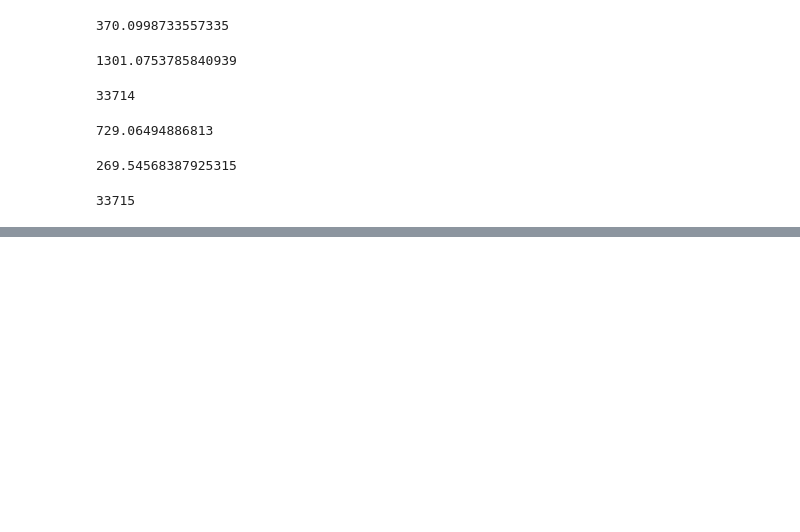
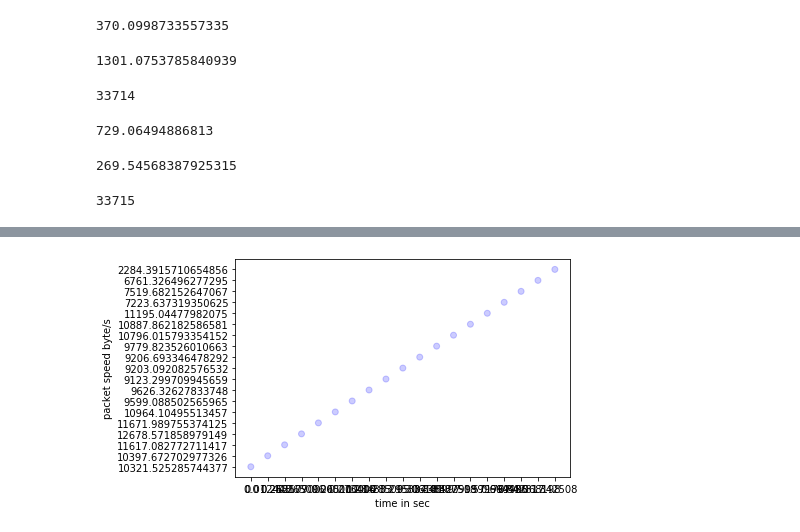
Before and after one commit to wnykuang/activation_detector, a Jupyter notebook: EDA_modeling_final1a.ipynb, the cells around one changed output, grey strips where cells are left out. Drawn from its saved outputs; the diff is of its cells as text; code cells hidden in the pictures; blank space fills up the shorter version.

```diff
--- a/EDA_modeling_final1a.ipynb
+++ b/EDA_modeling_final1a.ipynb
@@ -2775,0 +2801,7 @@ len(idle_df)
+# %%
+activations_txt_file_paths = []
+for pcap_path in activations_pcap_paths:
+    activations_txt_file_paths.append(pcap_path.replace('.pcap', '.txt'))
+# %%
+%%time
+activations_csv_paths = convert_plain_txt_to_csv(activations_txt_file_paths)
@@ -2775,0 +2811,9 @@ len(idle_df)
+# %%
+activation_df = pd.read_csv(activations_csv_paths[3])
+# %%
+activation_analyser = timestampfilter(activation_df)
+# %%
+activation_analyser.generate_speed()
+activation_analyser.get_plot(False, True)
+# %% [output]
+[figure, added]
```
Also changed, not shown: parts of 12 cells of this notebook.
